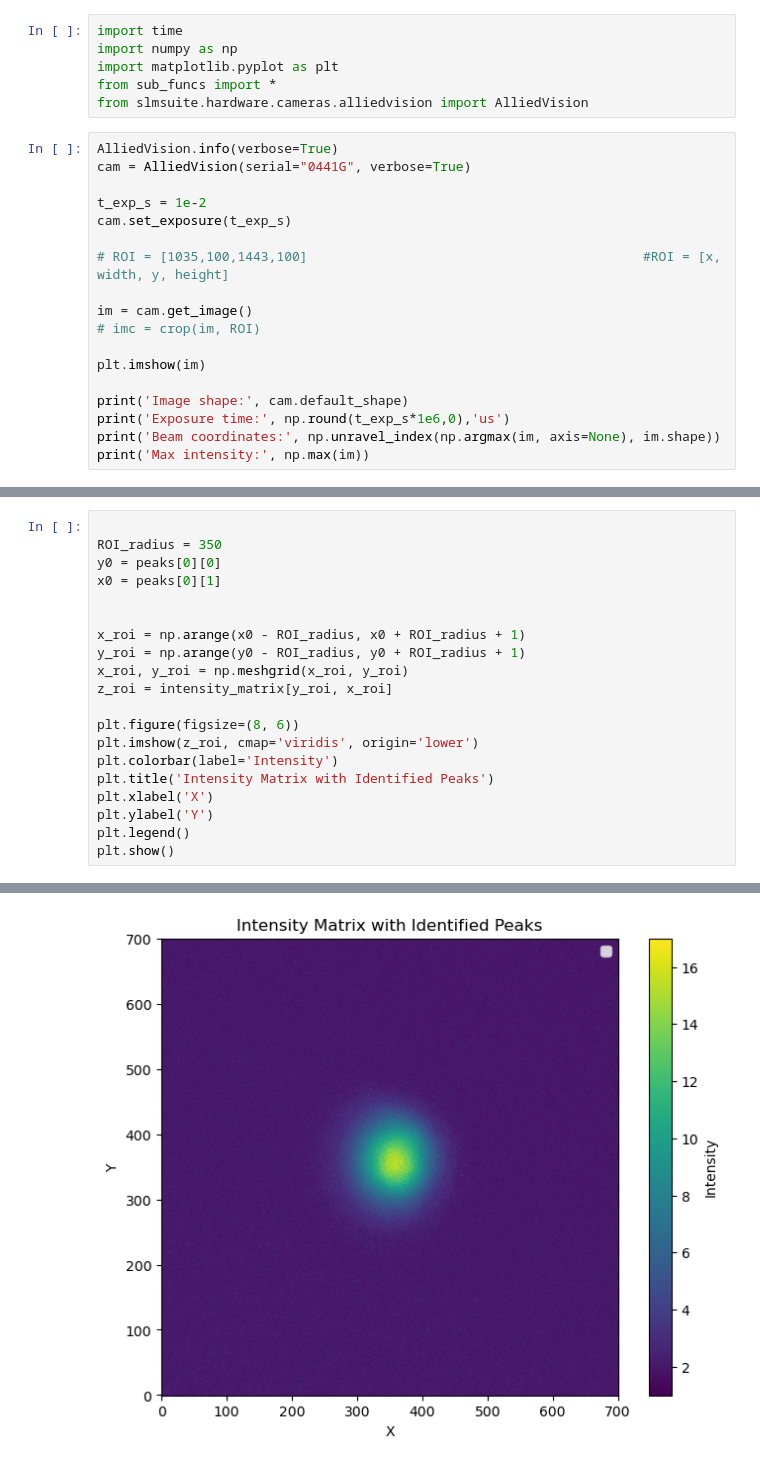
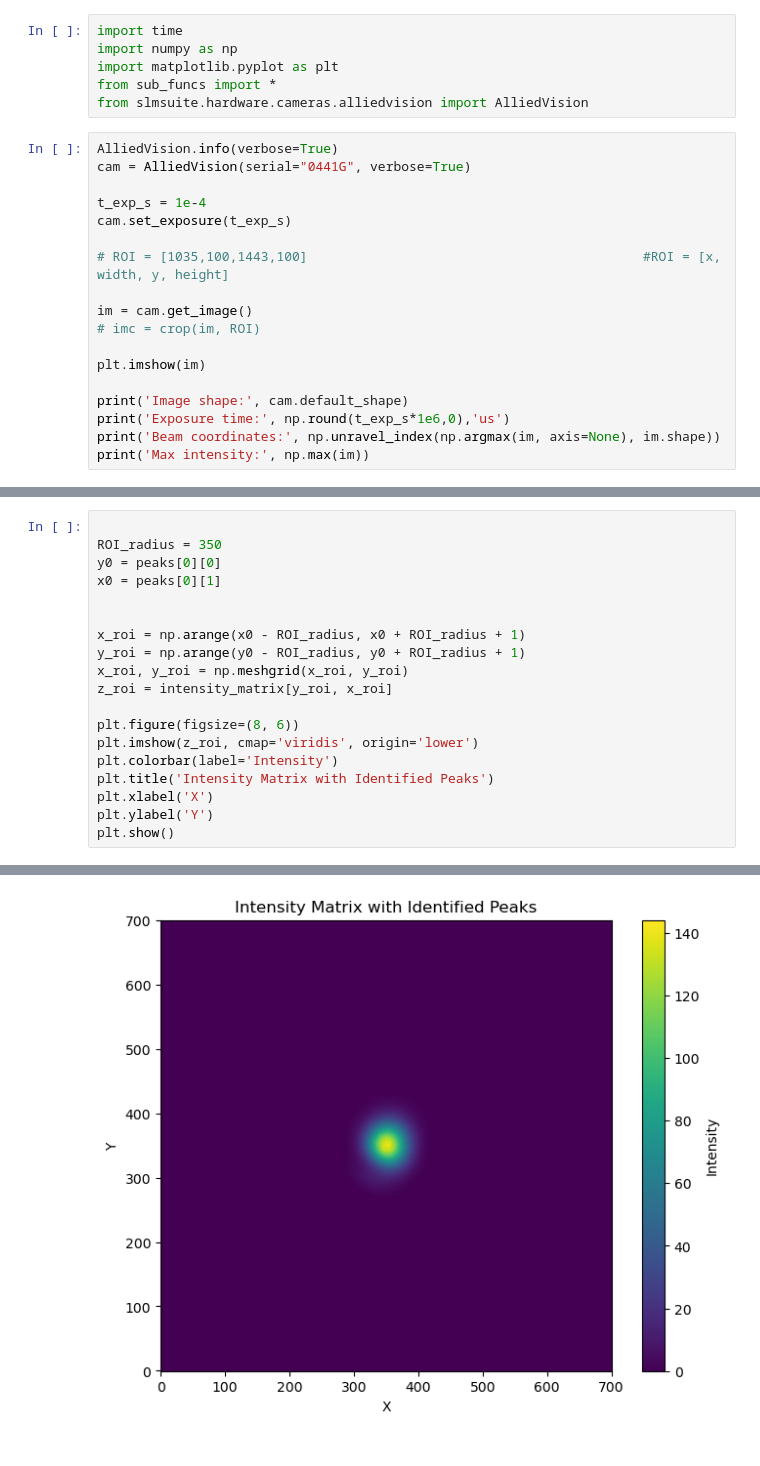
Before and after one commit to Z3phyr7/slmsuite, a Jupyter notebook: spot_drift.ipynb, the cells around one changed output, grey strips where cells are left out. Drawn from its saved outputs; the diff is of its cells as text.

```diff
--- a/spot_drift.ipynb
+++ b/spot_drift.ipynb
@@ -8,7 +8,7 @@ from slmsuite.hardware.cameras.alliedvision import AlliedVision
 AlliedVision.info(verbose=True)
 cam = AlliedVision(serial="0441G", verbose=True)
 
-t_exp_s = 1e-2
+t_exp_s = 1e-4
 cam.set_exposure(t_exp_s)
 
 # ROI = [1035,100,1443,100]                                           #ROI = [x, width, y, height]
@@ -107,6 +102,5 @@ plt.colorbar(label='Intensity')
 plt.title('Intensity Matrix with Identified Peaks')
 plt.xlabel('X')
 plt.ylabel('Y')
-plt.legend()
 plt.show()
 # %% [output]
@@ -114,4 +107,4 @@ No artists with labels found to put in legend.  Note that artists whose label st
-[figure, old version]
+[figure, new version]
 # %%
 while(True):
     intensity_matrix = cam.get_image()
```
Also changed, not shown: parts of 5 cells of this notebook, 8 other files.
